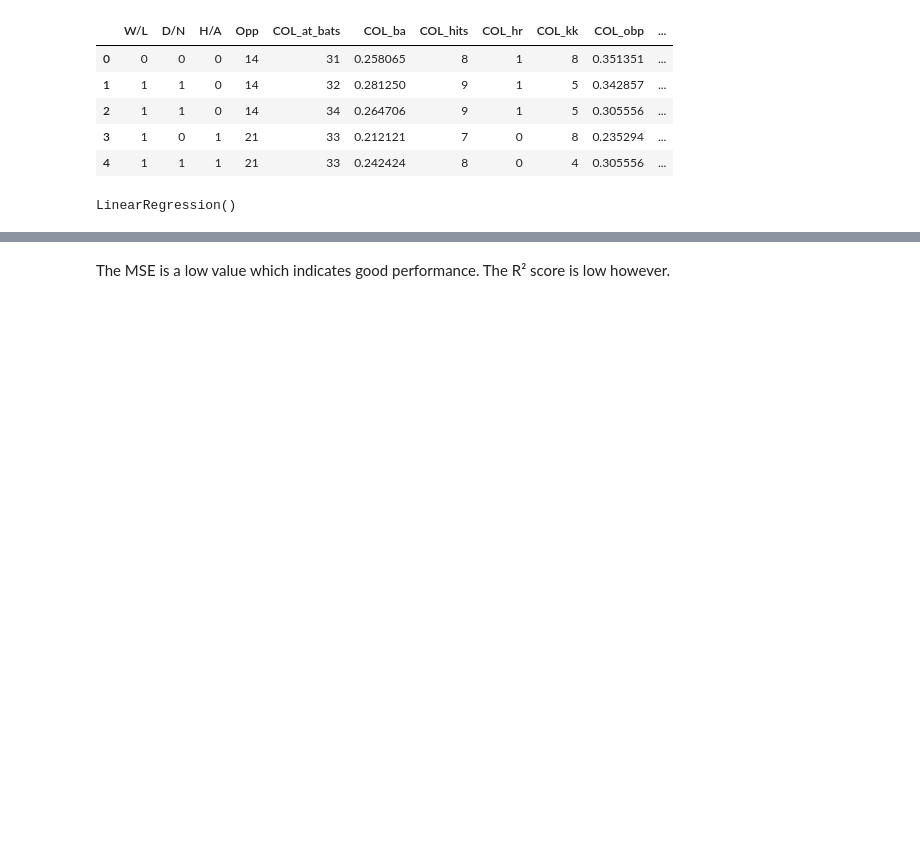
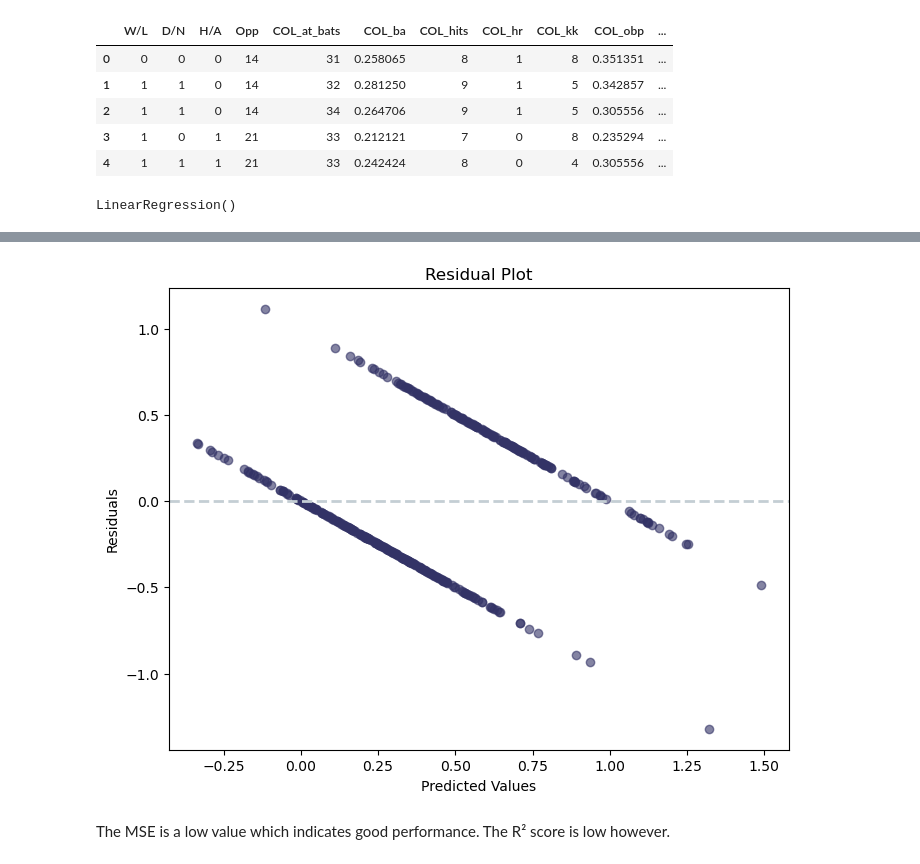
Before and after one commit to cassydm/rockies_moneyball_part-deux, a Jupyter notebook: Project 2/Cassy_ML.ipynb, the cells around one changed output, grey strips where cells are left out. Drawn from its saved outputs; the diff is of its cells as text; code cells hidden in the pictures; blank space fills up the shorter version.

```diff
--- a/Project 2/Cassy_ML.ipynb
+++ b/Project 2/Cassy_ML.ipynb
@@ -153,3 +157,21 @@ lr.score(x_test_final, y_test)
+# %%
+# Calculate residuals
+residuals = y_test - prediction
+
+# Plot residuals
+plt.figure(figsize=(8, 6))
+plt.scatter(prediction, residuals, color='#333366', alpha=0.6)
+plt.axhline(y=0, color='#C4CED4', linestyle='--', linewidth=2)
+
+# Add titles and labels
+plt.title('Residual Plot')
+plt.xlabel('Predicted Values')
+plt.ylabel('Residuals')
+plt.savefig("Linear Reg Wins residual plot")
+# Show the plot
+plt.show()
+# %% [output]
+[figure, added]
 # %% [markdown]
 The MSE is a low value which indicates good performance. The R² score is low however.
 # %% [markdown]
```
Also changed, not shown: parts of 33 cells of this notebook, 6 other files.
